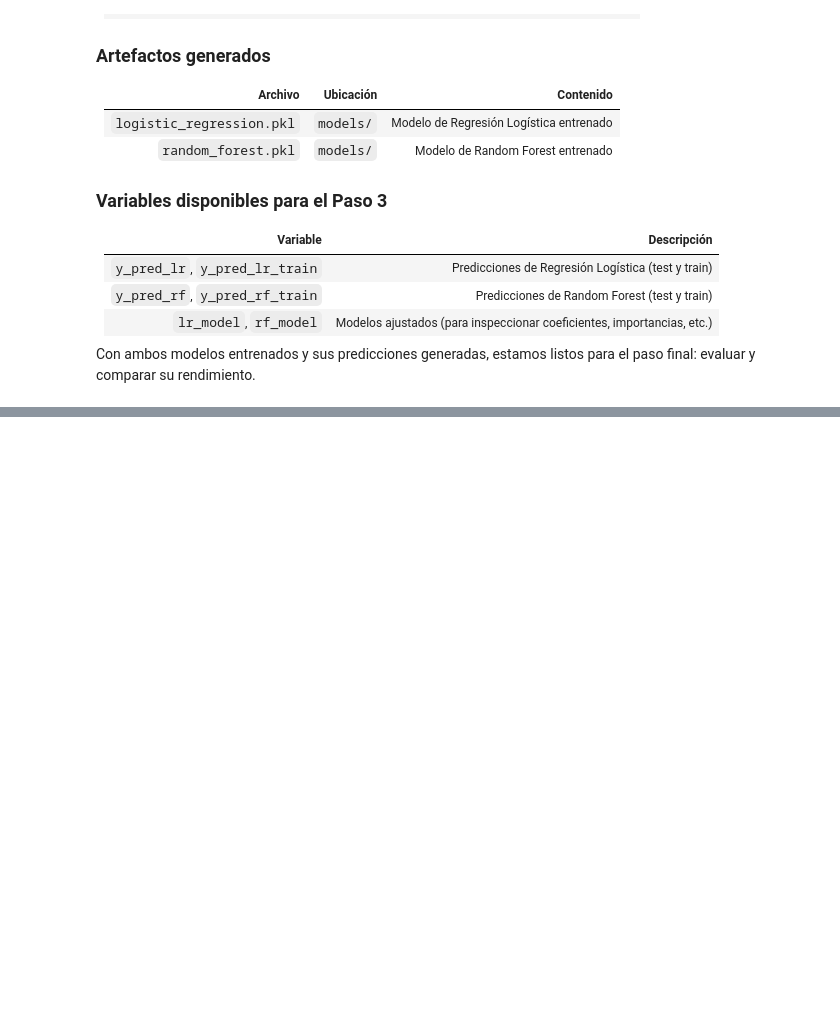
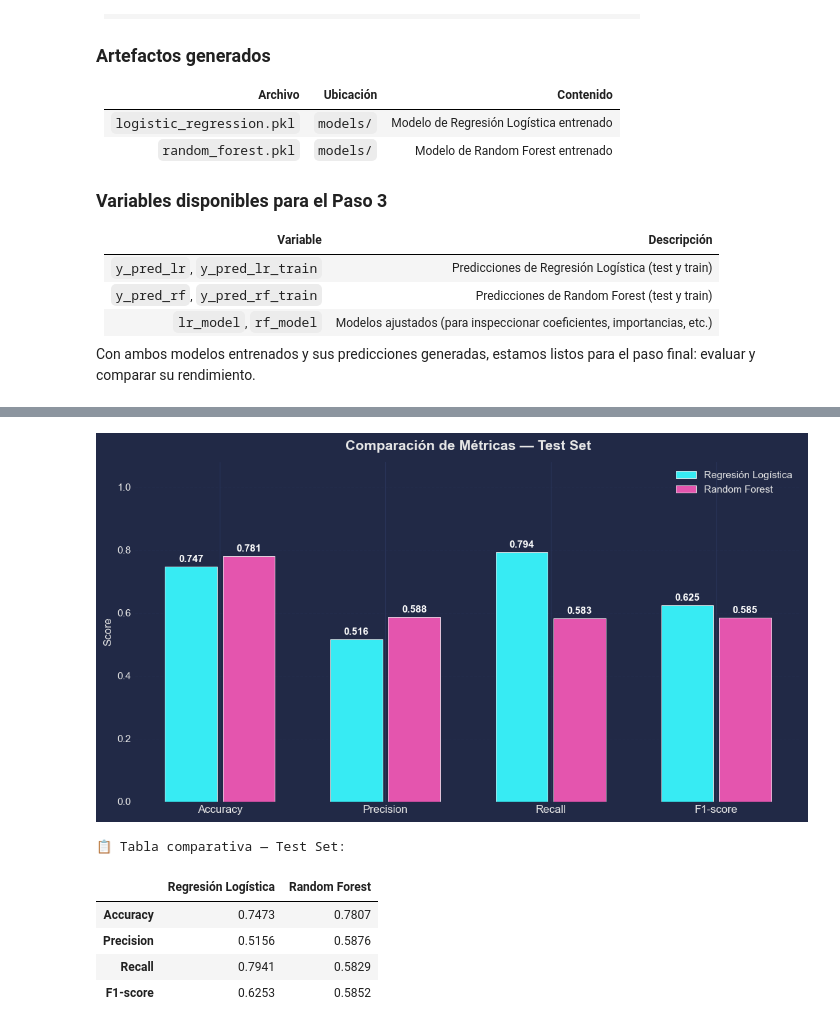
Before and after one commit to marianoInsa/ONE-TelecomX-2, a Jupyter notebook: notebooks/03_modelado_predictivo.ipynb, the cells around one changed output, grey strips where cells are left out. Drawn from its saved outputs; the diff is of its cells as text; code cells hidden in the pictures; blank space fills up the shorter version.

```diff
--- a/notebooks/03_modelado_predictivo.ipynb
+++ b/notebooks/03_modelado_predictivo.ipynb
@@ -473,0 +572,29 @@ Cada modelo será evaluado con las métricas de clasificación estándar — Acc
+# %%
+# Gráfico comparativo
+plot_metrics_comparison([eval_lr, eval_rf])
+
+# Tabla resumen
+import pandas as pd
+
+comparison_df = pd.DataFrame(
+    {
+        result["model"]: {
+            "Accuracy": f"{result['test']['accuracy']:.4f}",
+            "Precision": f"{result['test']['precision']:.4f}",
+            "Recall": f"{result['test']['recall']:.4f}",
+            "F1-score": f"{result['test']['f1']:.4f}",
+        }
+        for result in [eval_lr, eval_rf]
+    }
+)
+
+print("\n📋 Tabla comparativa — Test Set:\n")
+display(comparison_df)
+# %% [output]
+[figure, added]
+📋 Tabla comparativa — Test Set:
+|  | Regresión Logística | Random Forest |
+| Accuracy | 0.7473 | 0.7807 |
+| Precision | 0.5156 | 0.5876 |
+| Recall | 0.7941 | 0.5829 |
+| F1-score | 0.6253 | 0.5852 |
```
Also changed, not shown: parts of 16 cells of this notebook, 2 other files.
